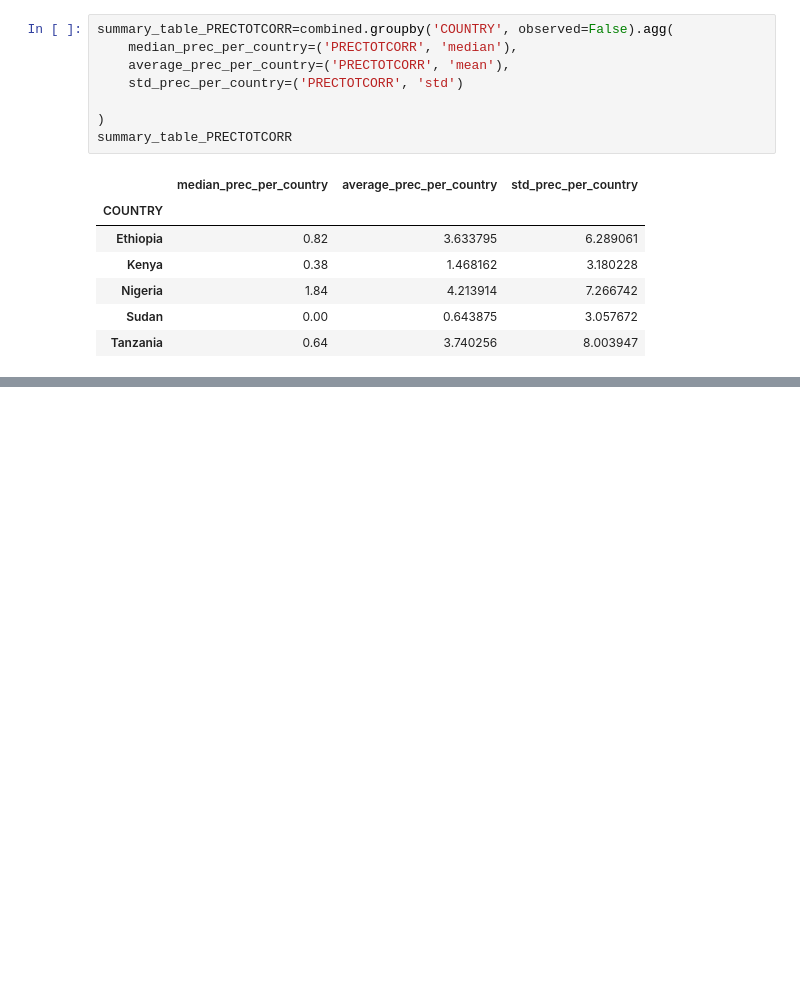
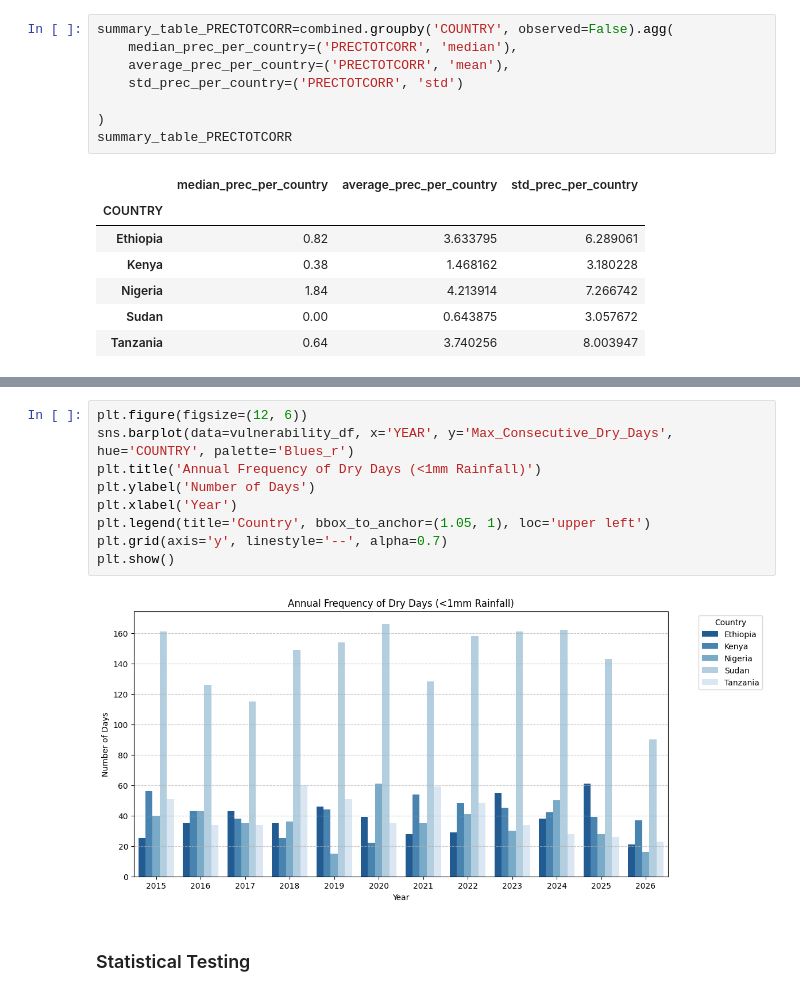
Before and after one commit to soliana-k/climate-challenge-week0, a Jupyter notebook: notebooks/compare_countries.ipynb, the cells around one changed output, grey strips where cells are left out. Drawn from its saved outputs; the diff is of its cells as text; blank space fills up the shorter version.

```diff
--- a/notebooks/compare_countries.ipynb
+++ b/notebooks/compare_countries.ipynb
@@ -107,0 +144,13 @@ combined.loc[combined['T2M_MAX']>35]
+# %%
+plt.figure(figsize=(12, 6))
+sns.barplot(data=vulnerability_df, x='YEAR', y='Max_Consecutive_Dry_Days', hue='COUNTRY', palette='Blues_r')
+plt.title('Annual Frequency of Dry Days (<1mm Rainfall)')
+plt.ylabel('Number of Days')
+plt.xlabel('Year')
+plt.legend(title='Country', bbox_to_anchor=(1.05, 1), loc='upper left')
+plt.grid(axis='y', linestyle='--', alpha=0.7)
+plt.show()
+# %% [output]
+[figure, added]
+# %% [markdown]
+### Statistical Testing
```
Also changed, not shown: parts of 12 cells of this notebook.
